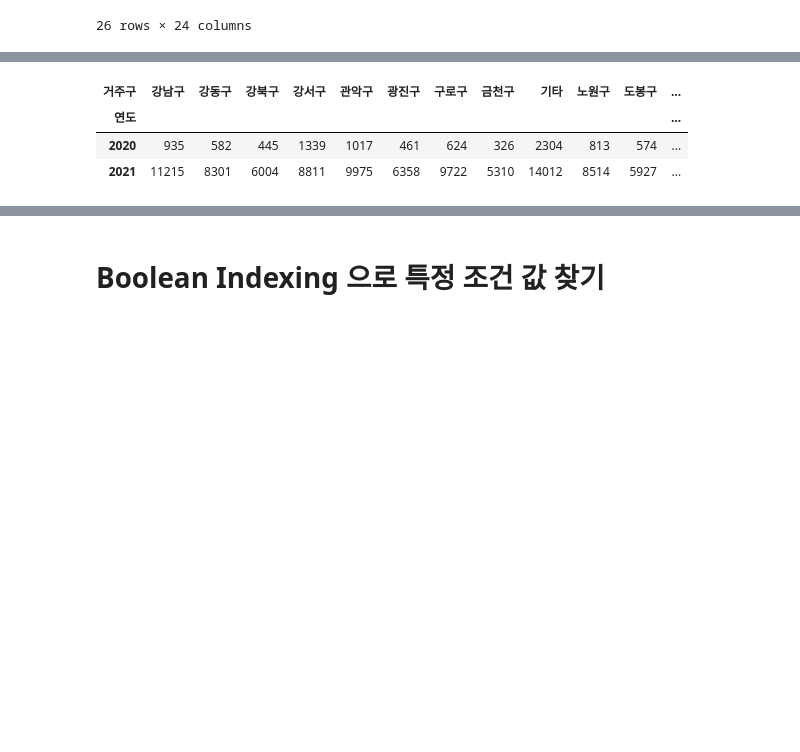
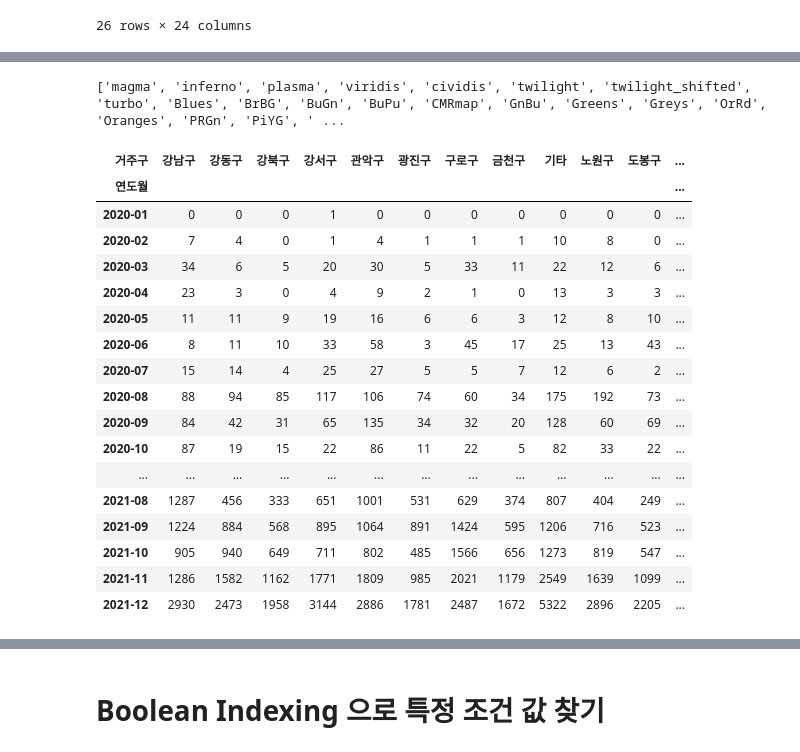
Before and after one commit to wumusill/AI_School, a Jupyter notebook: TP2/COVID/python0303.ipynb, the cells around one changed output, grey strips where cells are left out. Drawn from its saved outputs; the diff is of its cells as text; code cells hidden in the pictures; blank space fills up the shorter version.

```diff
--- a/TP2/Day6/python0303.ipynb
+++ b/TP2/COVID/python0303.ipynb
@@ -848,10 +845,29 @@ region_year.style.background_gradient()
 | 종로구 | 3 | 8 | 4 | 1 | 3 | 3 | 6 | 37 | 23 | 7 | 31 | ... |
 | 중구 | 0 | 0 | 5 | 1 | 3 | 3 | 8 | 30 | 8 | 7 | 43 | ... |
 | 중랑구 | 1 | 0 | 12 | 3 | 3 | 14 | 11 | 103 | 41 | 21 | 85 | ... |
+# %%
+# 사용 가능한 색 목록
+print(plt.colormaps())
+# %% [output]
+['magma', 'inferno', 'plasma', 'viridis', 'cividis', 'twilight', 'twilight_shifted', 'turbo', 'Blues', 'BrBG', 'BuGn', 'BuPu', 'CMRmap', 'GnBu', 'Greens', 'Greys', 'OrRd', 'Oranges', 'PRGn', 'PiYG', ' ...
 # %%
-region_year.T.style.background_gradient()
+region_year.T.style.background_gradient(cmap='turbo')
 # %% [output]
 | 거주구 | 강남구 | 강동구 | 강북구 | 강서구 | 관악구 | 광진구 | 구로구 | 금천구 | 기타 | 노원구 | 도봉구 | ... |
-| 연도 |  |  |  |  |  |  |  |  |  |  |  | ... |
-| 2020 | 935 | 582 | 445 | 1339 | 1017 | 461 | 624 | 326 | 2304 | 813 | 574 | ... |
-| 2021 | 11215 | 8301 | 6004 | 8811 | 9975 | 6358 | 9722 | 5310 | 14012 | 8514 | 5927 | ... |
+| 연도월 |  |  |  |  |  |  |  |  |  |  |  | ... |
+| 2020-01 | 0 | 0 | 0 | 1 | 0 | 0 | 0 | 0 | 0 | 0 | 0 | ... |
+| 2020-02 | 7 | 4 | 0 | 1 | 4 | 1 | 1 | 1 | 10 | 8 | 0 | ... |
+| 2020-03 | 34 | 6 | 5 | 20 | 30 | 5 | 33 | 11 | 22 | 12 | 6 | ... |
+| 2020-04 | 23 | 3 | 0 | 4 | 9 | 2 | 1 | 0 | 13 | 3 | 3 | ... |
+| 2020-05 | 11 | 11 | 9 | 19 | 16 | 6 | 6 | 3 | 12 | 8 | 10 | ... |
+| 2020-06 | 8 | 11 | 10 | 33 | 58 | 3 | 45 | 17 | 25 | 13 | 43 | ... |
+| 2020-07 | 15 | 14 | 4 | 25 | 27 | 5 | 5 | 7 | 12 | 6 | 2 | ... |
+| 2020-08 | 88 | 94 | 85 | 117 | 106 | 74 | 60 | 34 | 175 | 192 | 73 | ... |
+| 2020-09 | 84 | 42 | 31 | 65 | 135 | 34 | 32 | 20 | 128 | 60 | 69 | ... |
+| 2020-10 | 87 | 19 | 15 | 22 | 86 | 11 | 22 | 5 | 82 | 33 | 22 | ... |
+| ... | ... | ... | ... | ... | ... | ... | ... | ... | ... | ... | ... | ... |
+| 2021-08 | 1287 | 456 | 333 | 651 | 1001 | 531 | 629 | 374 | 807 | 404 | 249 | ... |
+| 2021-09 | 1224 | 884 | 568 | 895 | 1064 | 891 | 1424 | 595 | 1206 | 716 | 523 | ... |
+| 2021-10 | 905 | 940 | 649 | 711 | 802 | 485 | 1566 | 656 | 1273 | 819 | 547 | ... |
+| 2021-11 | 1286 | 1582 | 1162 | 1771 | 1809 | 985 | 2021 | 1179 | 2549 | 1639 | 1099 | ... |
+| 2021-12 | 2930 | 2473 | 1958 | 3144 | 2886 | 1781 | 2487 | 1672 | 5322 | 2896 | 2205 | ... |
```
Also changed, not shown: parts of 25 cells of this notebook, 29 other files.
